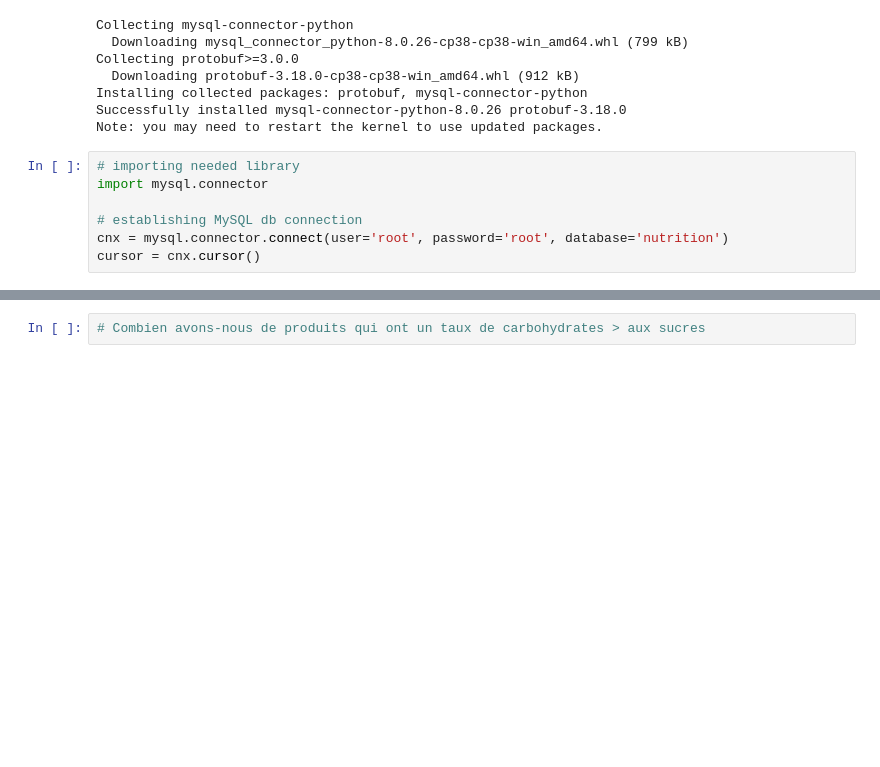
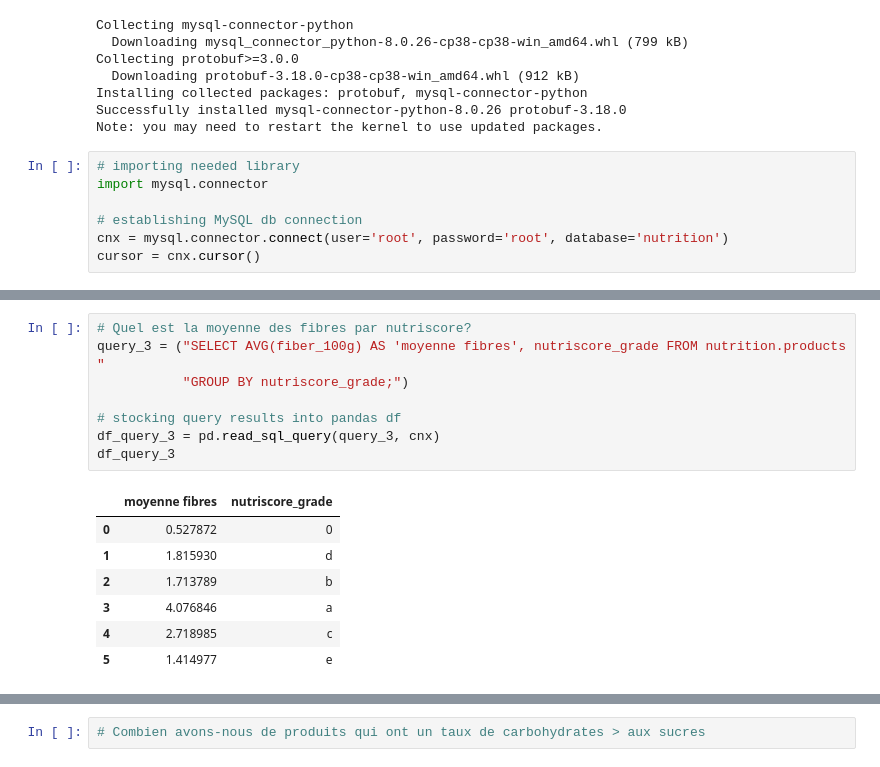
Before and after one commit to adilsmh/Nutrition-POC, a Jupyter notebook: notebook/notebook_db.ipynb, the cells around one changed output, grey strips where cells are left out. Cells and saved outputs as stored; diff of their text form; blank space fills up the shorter version.

```diff
--- a/notebook/notebook_db.ipynb
+++ b/notebook/notebook_db.ipynb
@@ -204,2 +210,18 @@ with cnx.cursor() as cursor:
+# %%
+# Quel est la moyenne des fibres par nutriscore?
+query_3 = ("SELECT AVG(fiber_100g) AS 'moyenne fibres', nutriscore_grade FROM nutrition.products "
+           "GROUP BY nutriscore_grade;")
+
+# stocking query results into pandas df
+df_query_3 = pd.read_sql_query(query_3, cnx)
+df_query_3
+# %% [output]
+|  | moyenne fibres | nutriscore_grade |
+| 0 | 0.527872 | 0 |
+| 1 | 1.815930 | d |
+| 2 | 1.713789 | b |
+| 3 | 4.076846 | a |
+| 4 | 2.718985 | c |
+| 5 | 1.414977 | e |
 # %%
 # Quels sont le TOP10 des pnns_groups_2 qui comportent le plus d'additifs
```
Also changed, not shown: parts of 6 cells of this notebook, 1 other file.
